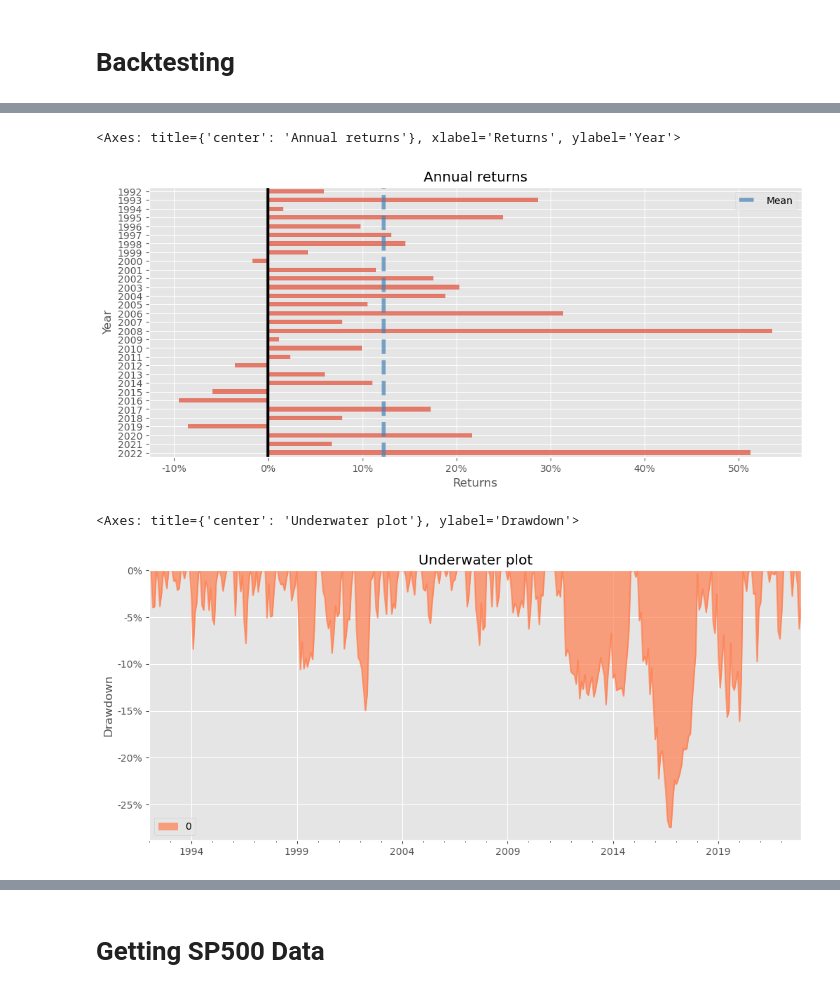
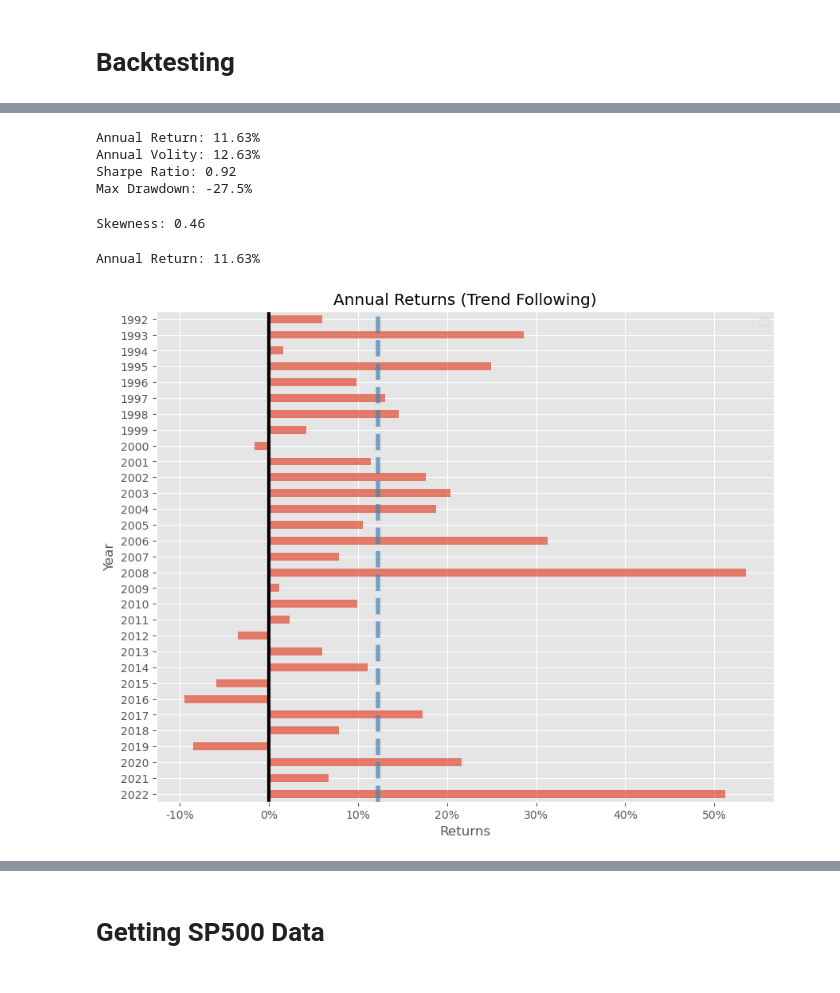
Before and after one commit to MalekAlkshaik/Trend-Following-Time-Series-Momentum, a Jupyter notebook: Time Series Momentum GitHub.ipynb, the cells around one changed output, grey strips where cells are left out. Cells and saved outputs as stored; diff of their text form; code cells hidden in the pictures.

```diff
--- a/Time Series Momentum GitHub.ipynb
+++ b/Time Series Momentum GitHub.ipynb
@@ -147,12 +126,16 @@ Skewness: 0.46
-# %%
-fig = plt.figure(figsize=(12,5))
-pf.plot_annual_returns(Trend_Following_Returns)
-# %% [output]
-<Axes: title={'center': 'Annual returns'}, xlabel='Returns', ylabel='Year'>
-[figure, removed]
-# %%
-fig = plt.figure(figsize=(12,5))
-pf.plot_drawdown_underwater(Trend_Following_Returns)
-# %% [output]
-<Axes: title={'center': 'Underwater plot'}, ylabel='Drawdown'>
-[figure, removed]
+# %%
+mf.summary(Trend_Following_Returns)
+# %% [output]
+Annual Return: 11.63%
+Annual Volity: 12.63%
+Sharpe Ratio: 0.92
+Max Drawdown: -27.5%
+# %%
+mf.skw(Trend_Following_Returns)
+# %% [output]
+Skewness: 0.46
+# %%
+mf.plotyearly(Trend_Following_Returns)
+# %% [output]
+Annual Return: 11.63%
+[figure, added]
```
Also changed, not shown: parts of 18 cells of this notebook.
